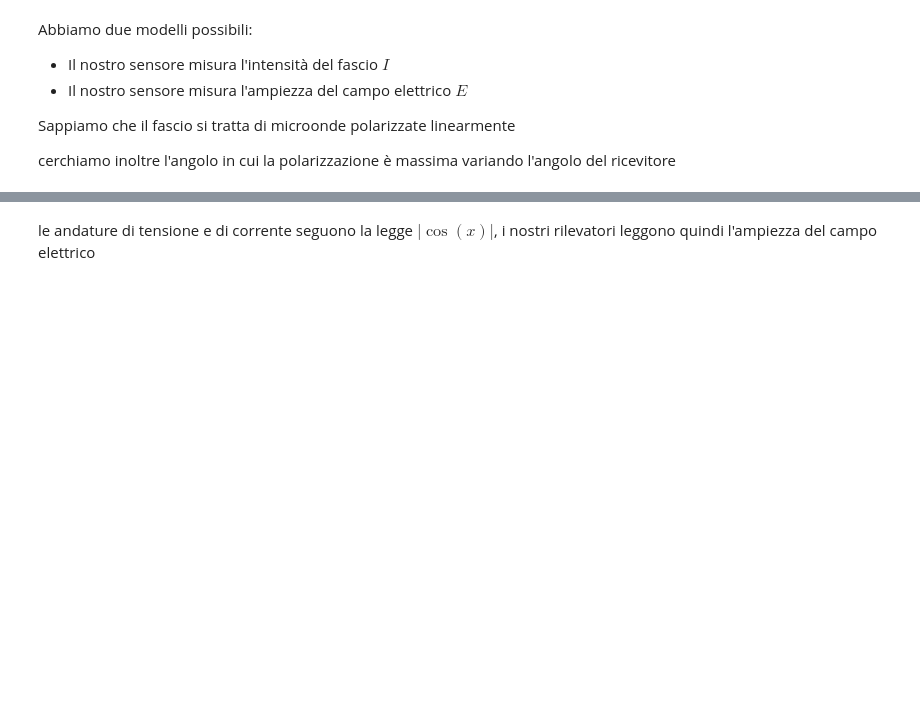
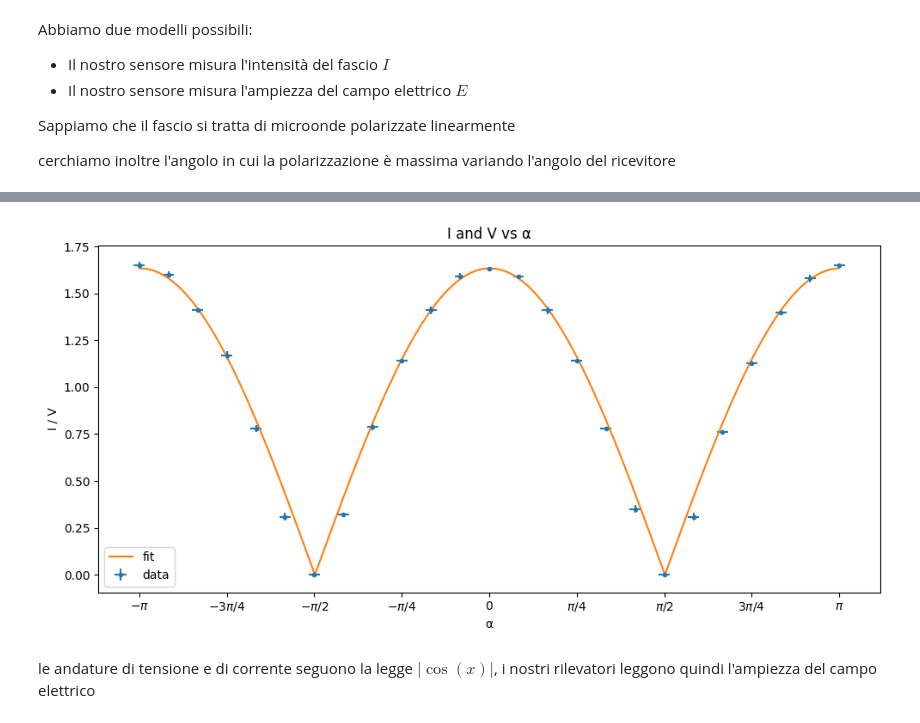
Before and after one commit to CarminatiGiovanni/LaboratorioFisica2, a Jupyter notebook: 20240509micoonde/malus.ipynb, the cells around one changed output, grey strips where cells are left out. Cells and saved outputs as stored; diff of their text form; code cells hidden in the pictures; blank space fills up the shorter version.

Commit message:
malus

```diff
--- a/20240509micoonde/malus.ipynb
+++ b/20240509micoonde/malus.ipynb
@@ -39,9 +40,9 @@ def legge_malus(α,I0,θ_0):
     return I0 * np.cos(α + θ_0)**2
 
 def campo_polarizzato(α,E0,θ_0):
-    return E0 * np.abs(np.cos(α + θ_0))
+    return E0 * jnp.abs(jnp.cos(α - θ_0))
 
-malus_E = Interpolazione(α, V,sigmaV,sigmaα,campo_polarizzato,guess=[1,0],names=['E0','θ'])
+malus_E = Interpolazione(α, V,sigmaV,sigmaα,campo_polarizzato,[1,0],['E0','θ'])
 print(malus_E)
 # malus_I = Interpolazione(α, I, campo_polarizzato, sigmaI,[0,0],names=['I0','offset'])
 # %% [output]
@@ -49,23 +58,25 @@ TypeError: Interpolazione.__init__() got an unexpected keyword argument 'guess'
 # %%
 fig, ax = plt.subplots(figsize=(10, 5))
 
 # Plot for V
 
 ax.errorbar(α, V, yerr=sigmaV,xerr=np.pi/180*np.sqrt(2)*2, fmt='.', label='data')
 
 x = np.linspace(-np.pi,np.pi, 10000)
-y = campo_polarizzato(x, *malus_E.bval)
+y = campo_polarizzato(x, *malus_E.values.values())
 ax.plot(x,y, label='fit')
 
 
 ax.set_xticks([-np.pi,-3*np.pi/4,-np.pi/2,-np.pi/4,0,np.pi/4, np.pi/2, 3*np.pi/4, np.pi])
 ax.set_xticklabels(['$-\pi$','$-3\pi/4$','$-\pi/2$','$-\pi/4$','$0$','$\pi/4$','$\pi/2$','$3\pi/4$','$\pi$'])
 ax.set_xlabel('α')
 ax.set_ylabel('I / V')
 ax.set_title('I and V vs α')
 ax.legend()
 
 plt.tight_layout()
 plt.show()
+# %% [output]
+[figure, added]
 # %% [markdown]
 le andature di tensione e di corrente seguono la legge $|\cos(x)|$, i nostri rilevatori leggono quindi l'ampiezza del campo elettrico
```
Also changed, not shown: parts of 2 cells of this notebook, 3 other files.
